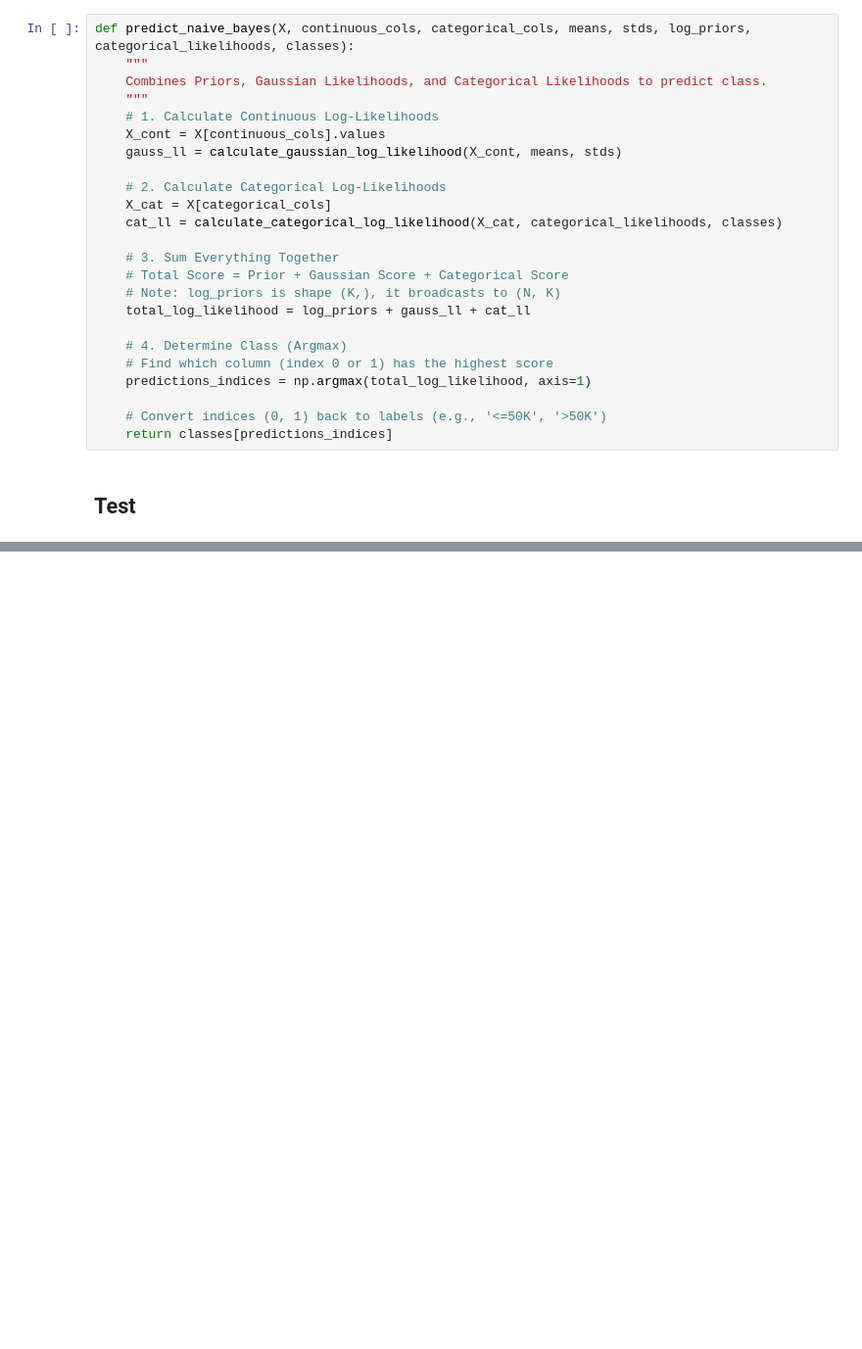
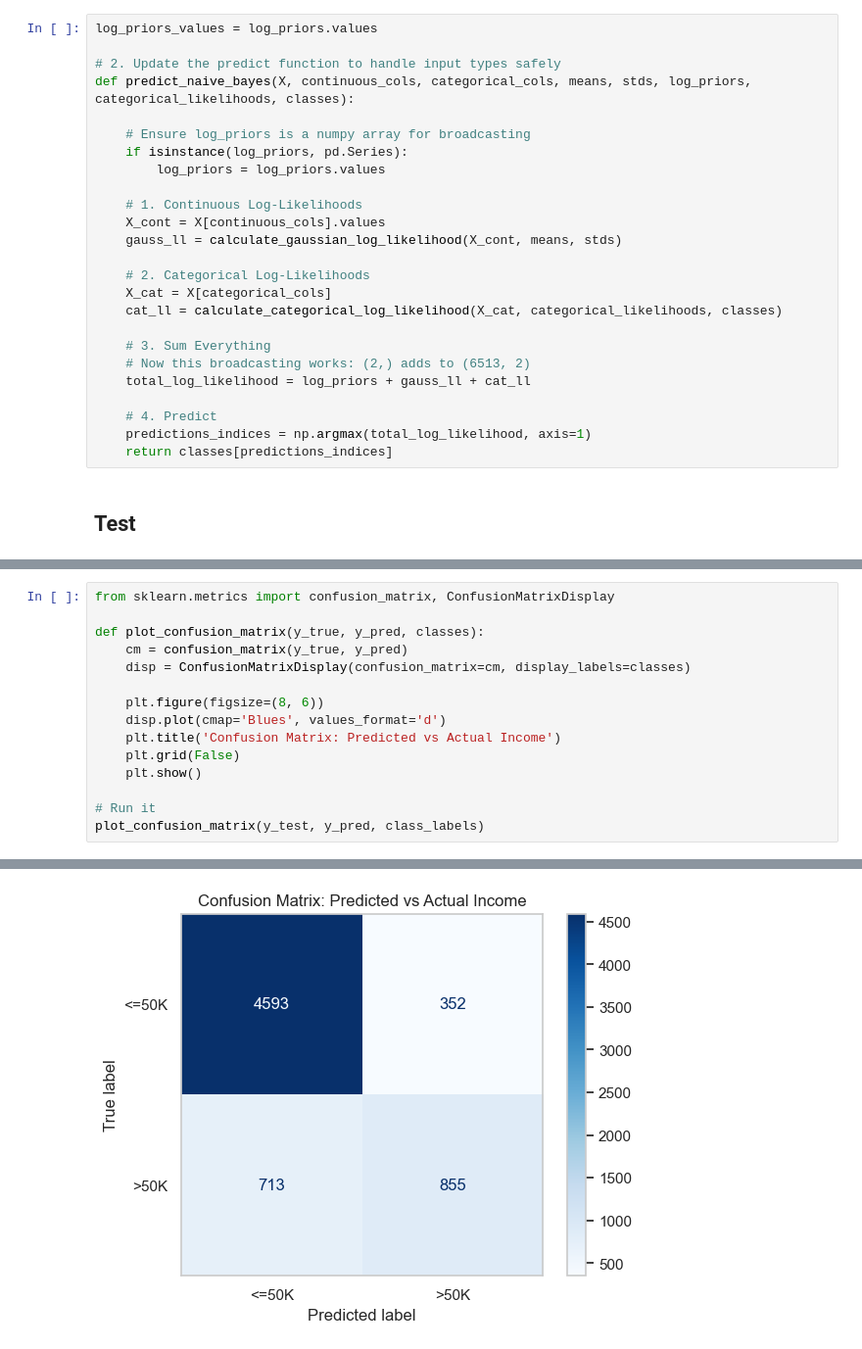
Before and after one commit to gquitian-design/ML-final-project, a Jupyter notebook: main.ipynb, the cells around one changed output, grey strips where cells are left out. Shown: that part at 98% size. Saved outputs shown, nothing was run; the diff lists cells and outputs as text; blank space fills up the shorter version.

Commit message:
added visualiation

```diff
--- a/main.ipynb
+++ b/main.ipynb
@@ -264,26 +303,27 @@ def calculate_categorical_log_likelihood(X_categorical, likelihood_dict, classes
 # %%
+log_priors_values = log_priors.values
+
+# 2. Update the predict function to handle input types safely
 def predict_naive_bayes(X, continuous_cols, categorical_cols, means, stds, log_priors, categorical_likelihoods, classes):
-    """
-    Combines Priors, Gaussian Likelihoods, and Categorical Likelihoods to predict class.
-    """
-    # 1. Calculate Continuous Log-Likelihoods
+
+    # Ensure log_priors is a numpy array for broadcasting
+    if isinstance(log_priors, pd.Series):
+        log_priors = log_priors.values
+
+    # 1. Continuous Log-Likelihoods
     X_cont = X[continuous_cols].values
     gauss_ll = calculate_gaussian_log_likelihood(X_cont, means, stds)
 
-    # 2. Calculate Categorical Log-Likelihoods
+    # 2. Categorical Log-Likelihoods
     X_cat = X[categorical_cols]
     cat_ll = calculate_categorical_log_likelihood(X_cat, categorical_likelihoods, classes)
 
-    # 3. Sum Everything Together
-    # Total Score = Prior + Gaussian Score + Categorical Score
-    # Note: log_priors is shape (K,), it broadcasts to (N, K)
+    # 3. Sum Everything
+    # Now this broadcasting works: (2,) adds to (6513, 2)
     total_log_likelihood = log_priors + gauss_ll + cat_ll
 
-    # 4. Determine Class (Argmax)
-    # Find which column (index 0 or 1) has the highest score
+    # 4. Predict
     predictions_indices = np.argmax(total_log_likelihood, axis=1)
-
-    # Convert indices (0, 1) back to labels (e.g., '<=50K', '>50K')
     return classes[predictions_indices]
 # %% [markdown]
 ## Test
@@ -315,0 +356,16 @@ NameError: name 'log_priors' is not defined
+# %%
+from sklearn.metrics import confusion_matrix, ConfusionMatrixDisplay
+
+def plot_confusion_matrix(y_true, y_pred, classes):
+    cm = confusion_matrix(y_true, y_pred)
+    disp = ConfusionMatrixDisplay(confusion_matrix=cm, display_labels=classes)
+
+    plt.figure(figsize=(8, 6))
+    disp.plot(cmap='Blues', values_format='d')
+    plt.title('Confusion Matrix: Predicted vs Actual Income')
+    plt.grid(False)
+    plt.show()
+
+# Run it
+plot_confusion_matrix(y_test, y_pred, class_labels)
+# %% [output]
@@ -315,0 +373 @@ NameError: name 'log_priors' is not defined
+[figure, added]
```
Also changed, not shown: parts of 3 cells of this notebook.
